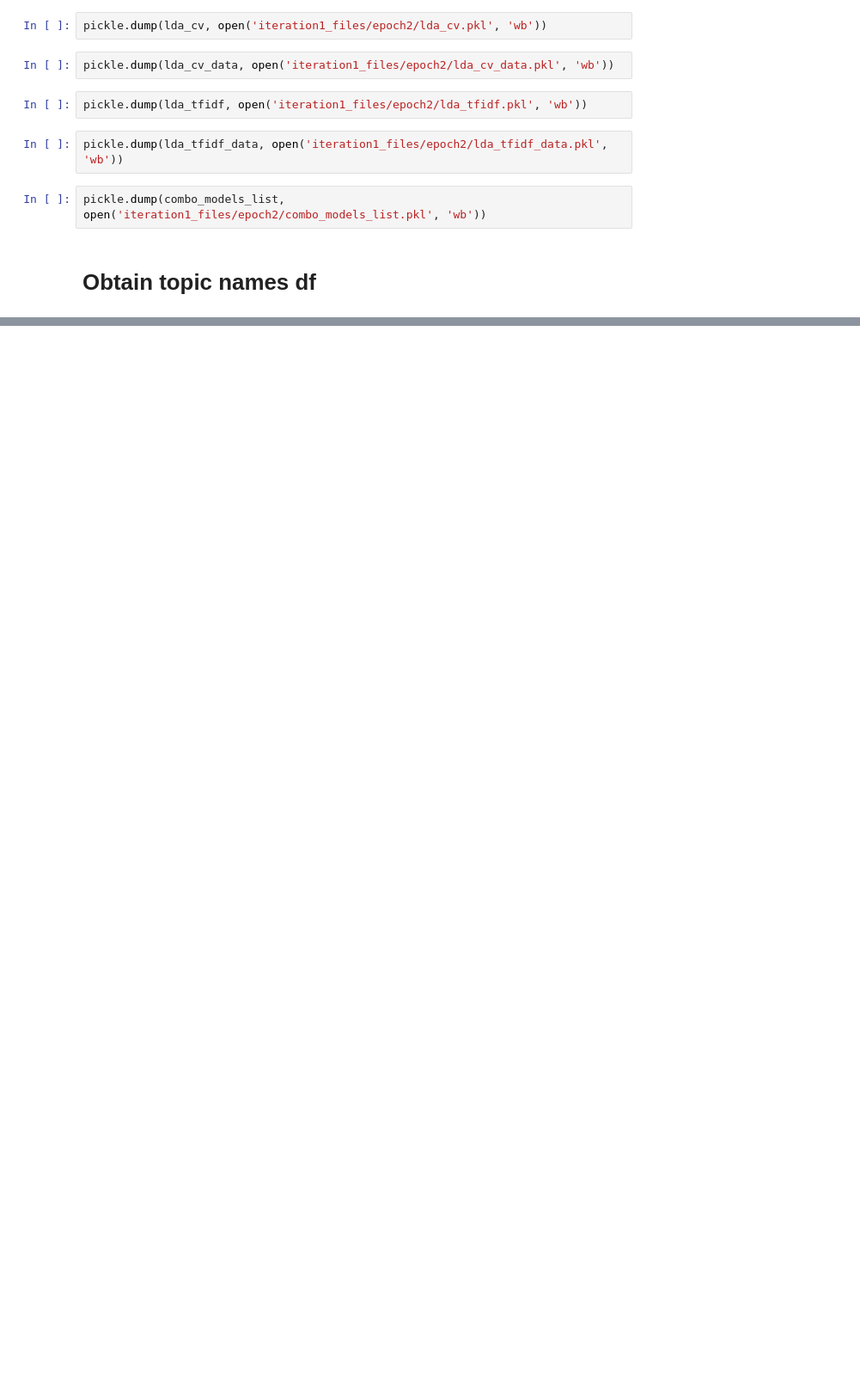
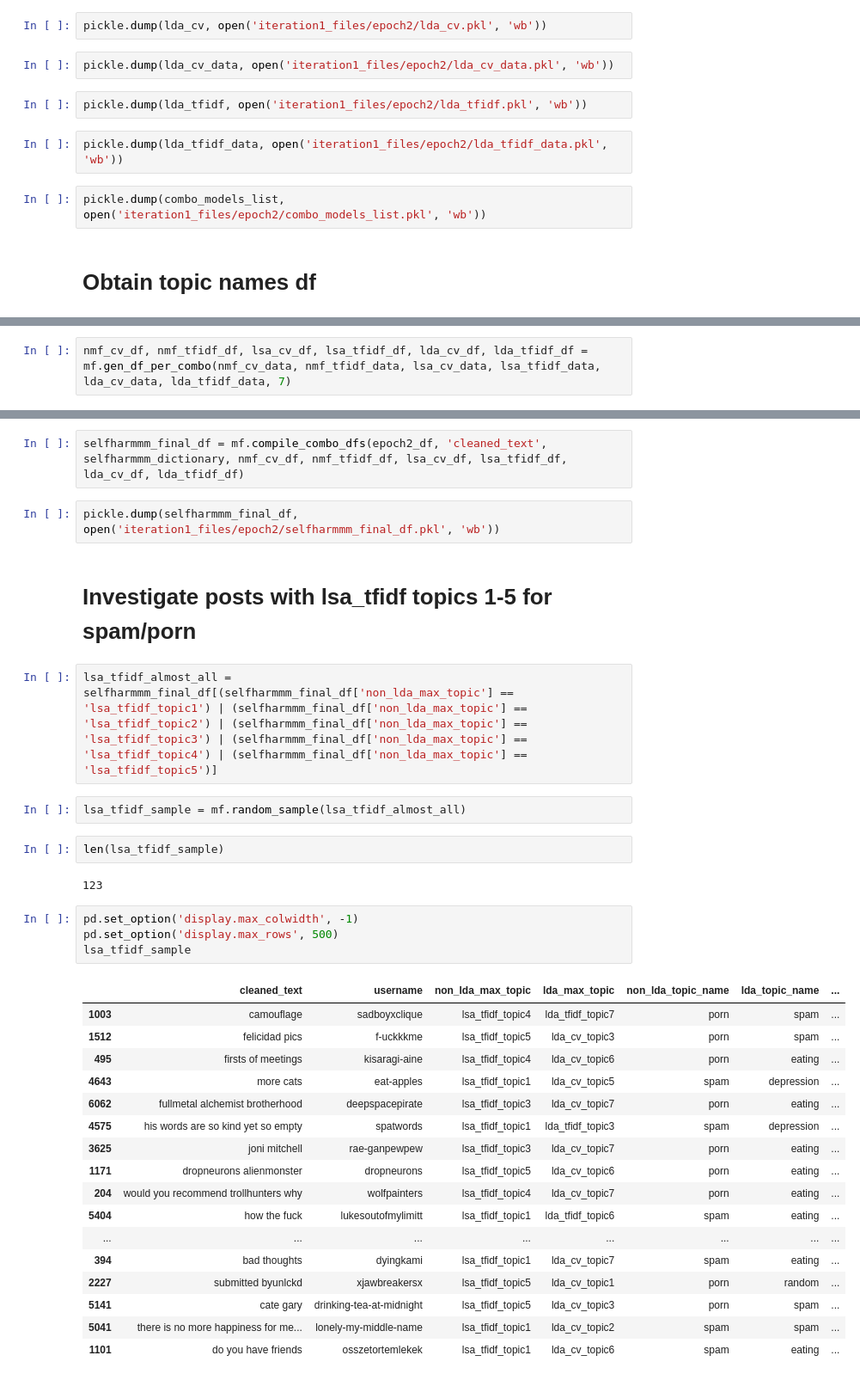
Before and after one commit to victoriang555/at-risk-project, a Jupyter notebook: notebooks_and_data/At-Risk-Id_Step3_Part2_Epoch2.ipynb, the cells around one changed output, grey strips where cells are left out. Shown at 86% size. Cells and saved outputs as stored; diff of their text form; blank space fills up the shorter version.

Commit message:
completed epoch 2

```diff
--- a/notebooks_and_data/At-Risk-Id_Step3_Part2_Epoch2.ipynb
+++ b/notebooks_and_data/At-Risk-Id_Step3_Part2_Epoch2.ipynb
@@ -159,0 +242,2 @@ NameError: name 'compile_topics_df' is not defined
+# %%
+nmf_cv_df, nmf_tfidf_df, lsa_cv_df, lsa_tfidf_df, lda_cv_df, lda_tfidf_df = mf.gen_df_per_combo(nmf_cv_data, nmf_tfidf_data, lsa_cv_data, lsa_tfidf_data, lda_cv_data, lda_tfidf_data, 7)
@@ -159,0 +258,36 @@ NameError: name 'compile_topics_df' is not defined
+# %%
+selfharmmm_final_df = mf.compile_combo_dfs(epoch2_df, 'cleaned_text', selfharmmm_dictionary, nmf_cv_df, nmf_tfidf_df, lsa_cv_df, lsa_tfidf_df, lda_cv_df, lda_tfidf_df)
+# %%
+pickle.dump(selfharmmm_final_df, open('iteration1_files/epoch2/selfharmmm_final_df.pkl', 'wb'))
+# %% [markdown]
+# Investigate posts with lsa_tfidf topics 1-5 for spam/porn
+# %%
+lsa_tfidf_almost_all = selfharmmm_final_df[(selfharmmm_final_df['non_lda_max_topic'] == 'lsa_tfidf_topic1') | (selfharmmm_final_df['non_lda_max_topic'] == 'lsa_tfidf_topic2') | (selfharmmm_final_df['non_lda_max_topic'] == 'lsa_tfidf_topic3') | (selfharmmm_final_df['non_lda_max_topic'] == 'lsa_tfidf_topic4') | (selfharmmm_final_df['non_lda_max_topic'] == 'lsa_tfidf_topic5')]
+# %%
+lsa_tfidf_sample = mf.random_sample(lsa_tfidf_almost_all)
+# %%
+len(lsa_tfidf_sample)
+# %% [output]
+123
+# %%
+pd.set_option('display.max_colwidth', -1)
+pd.set_option('display.max_rows', 500)
+lsa_tfidf_sample
+# %% [output]
+|  | cleaned_text | username | non_lda_max_topic | lda_max_topic | non_lda_topic_name | lda_topic_name | ... |
+| 1003 | camouflage | sadboyxclique | lsa_tfidf_topic4 | lda_tfidf_topic7 | porn | spam | ... |
+| 1512 | felicidad pics | f-uckkkme | lsa_tfidf_topic5 | lda_cv_topic3 | porn | spam | ... |
+| 495 | firsts of meetings | kisaragi-aine | lsa_tfidf_topic4 | lda_cv_topic6 | porn | eating | ... |
+| 4643 | more cats | eat-apples | lsa_tfidf_topic1 | lda_cv_topic5 | spam | depression | ... |
+| 6062 | fullmetal alchemist brotherhood | deepspacepirate | lsa_tfidf_topic3 | lda_cv_topic7 | porn | eating | ... |
+| 4575 | his words are so kind yet so empty | spatwords | lsa_tfidf_topic1 | lda_tfidf_topic3 | spam | depression | ... |
+| 3625 | joni mitchell | rae-ganpewpew | lsa_tfidf_topic3 | lda_cv_topic7 | porn | eating | ... |
+| 1171 | dropneurons alienmonster | dropneurons | lsa_tfidf_topic5 | lda_cv_topic6 | porn | eating | ... |
+| 204 | would you recommend trollhunters why | wolfpainters | lsa_tfidf_topic4 | lda_cv_topic7 | porn | eating | ... |
+| 5404 | how the fuck | lukesoutofmylimitt | lsa_tfidf_topic1 | lda_tfidf_topic6 | spam | eating | ... |
+| ... | ... | ... | ... | ... | ... | ... | ... |
+| 394 | bad thoughts | dyingkami | lsa_tfidf_topic1 | lda_cv_topic7 | spam | eating | ... |
+| 2227 | submitted byunlckd | xjawbreakersx | lsa_tfidf_topic5 | lda_cv_topic1 | porn | random | ... |
+| 5141 | cate gary | drinking-tea-at-midnight | lsa_tfidf_topic5 | lda_cv_topic3 | porn | spam | ... |
+| 5041 | there is no more happiness for me... | lonely-my-middle-name | lsa_tfidf_topic1 | lda_cv_topic2 | spam | spam | ... |
+| 1101 | do you have friends | osszetortemlekek | lsa_tfidf_topic1 | lda_cv_topic6 | spam | eating | ... |
```
Also changed, not shown: parts of 55 cells of this notebook, 25 other files.
